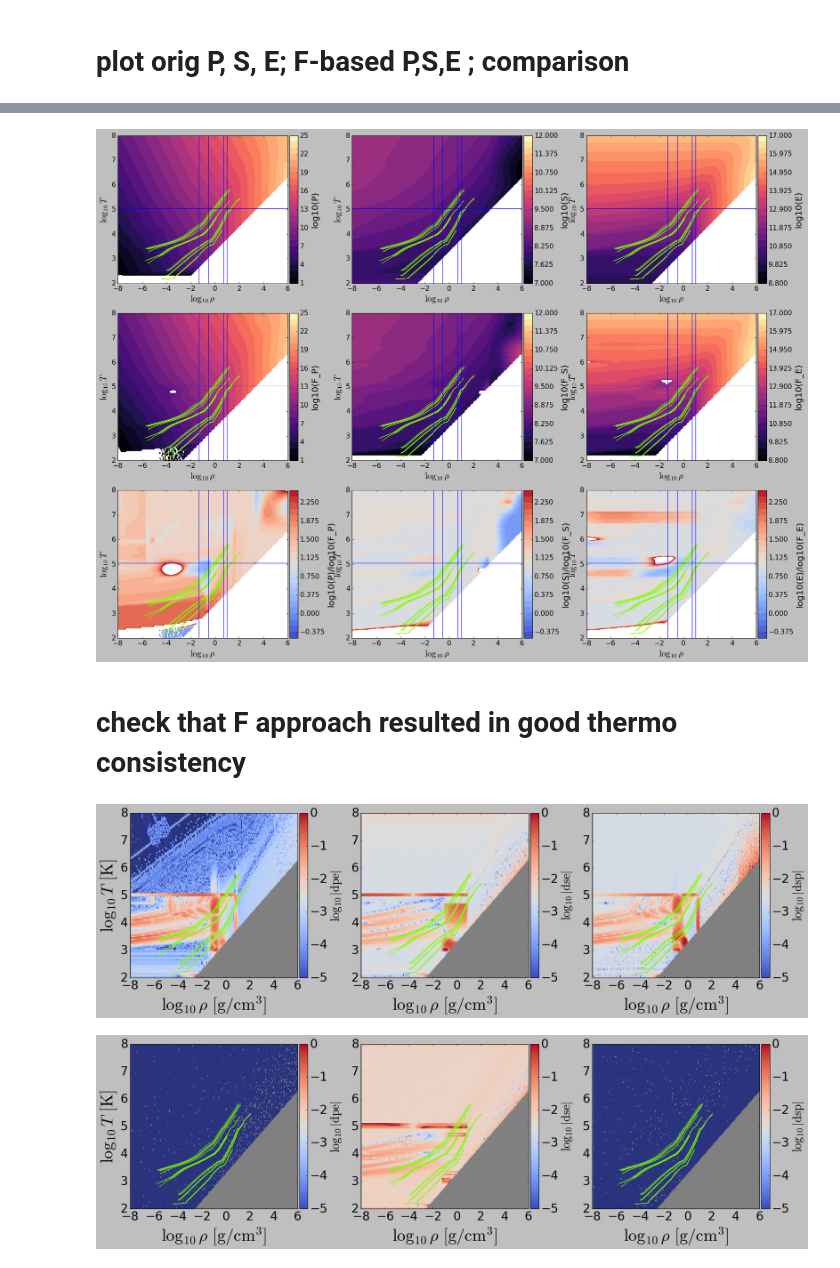
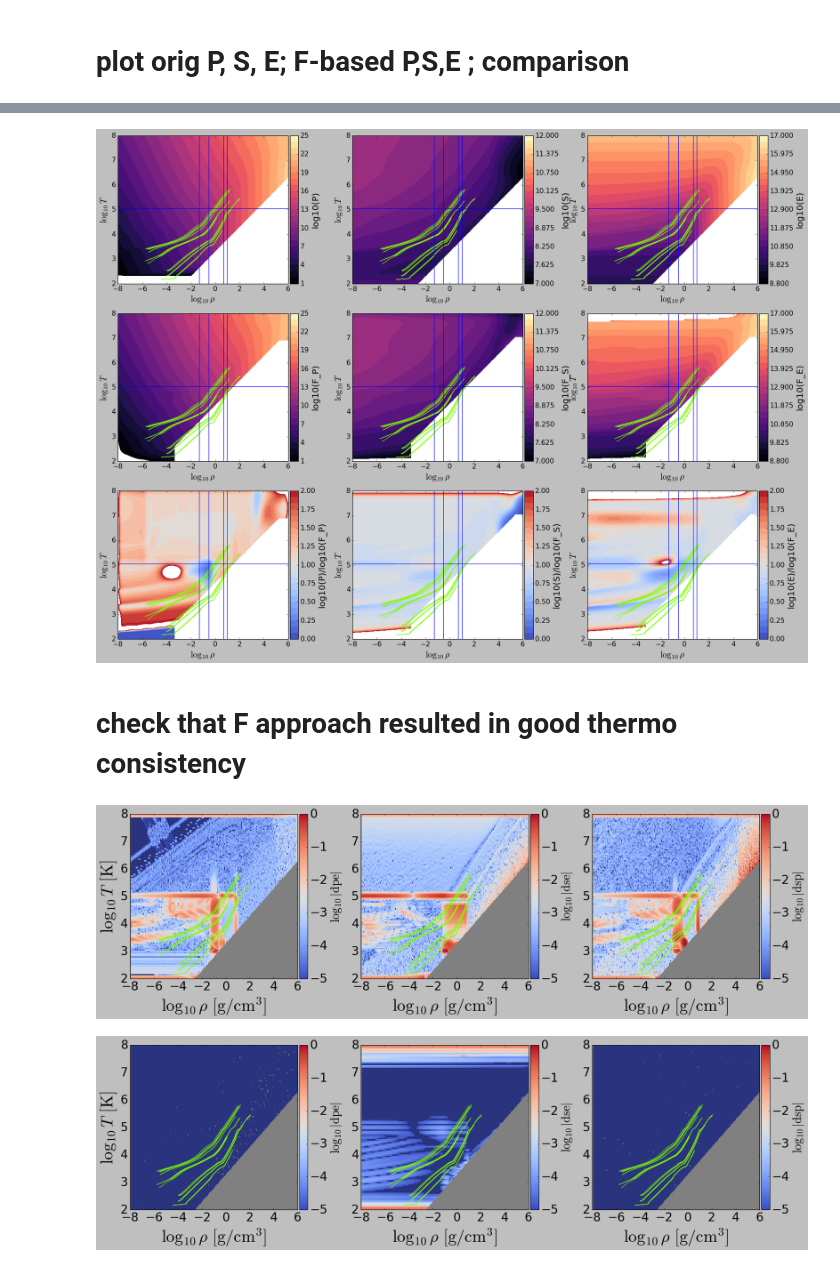
Before and after one commit to esandford/giant_planets, a Jupyter notebook: MESA_EoS/thermo_consistency/F_approach.ipynb, the cells around one changed output, grey strips where cells are left out. Saved outputs shown, nothing was run; the diff lists cells and outputs as text; code cells hidden in the pictures.

```diff
--- a/MESA_EoS/thermo_consistency/F_approach.ipynb
+++ b/MESA_EoS/thermo_consistency/F_approach.ipynb
@@ -31,10 +31,10 @@ import decimal
 # %%
 profiles = meos.load_sample_planet_profiles(Minit=np.array((1.09,7.59,20.0)), Rinit=2.0, Zinit=0.025, comps=['uniform','inert_core'], Sinit=np.array((9.0,11.0)), alphas=2.0, ages=np.array((1.e6,1.e10)))
 # %%
-cms19_H = meos.CMStable("../2021_chabrier+_tables/TABLE_H_Trho_v1",units='cgs')
+cms19_H = meos.CMStable("../2021_chabrier+_tables/TABLE_H_Trho_v1",units='cgs',F_smoothing_kernel=3)
 meos.plot_PSE(cms19_H, 10**cms19_H.log10Pgrid,10**cms19_H.log10Sgrid,10**cms19_H.log10Ugrid,plot_tracks=True)
 
-cms19_He = meos.CMStable("../2021_chabrier+_tables/TABLE_HE_Trho_v1",units='cgs')
+cms19_He = meos.CMStable("../2021_chabrier+_tables/TABLE_HE_Trho_v1",units='cgs',F_smoothing_kernel=3)
 #meos.plot_PSE(cms19_He, 10**cms19_He.log10Pgrid,10**cms19_He.log10Sgrid,10**cms19_He.log10Ugrid,plot_tracks=True)
 
 new_P, new_S, new_E = meos.interpolate_problematic_values(cms19_He,bad_rho_idxs=np.arange(193,203), bad_T_idxs=[79,80,81])
@@ -127,7 +128,7 @@ meos.contourf_sublots_with_colorbars(nRow=3, nCol=3,
                                     10**Z.log10Pgrid/10**Z.F_log10Pgrid,10**Z.log10Sgrid/10**Z.F_log10Sgrid,10**Z.log10Ugrid/10**Z.F_log10Egrid],
                                 xlims=(-8,6),
                                 ylims=(2,8),
-                                zlims=[(1,25),(7,12),(8.8,17),(1,25),(7,12),(8.8,17),(-0.5,2.5),(-0.5,2.5),(-0.5,2.5)],
+                                zlims=[(1,25),(7,12),(8.8,17),(1,25),(7,12),(8.8,17),(0,2),(0,2),(0,2)],
                                 levels=25,
                                 xlabels=r'$\log_{10}\rho$',
                                 ylabels=r'$\log_{10}T$',
@@ -135,19 +136,25 @@ meos.contourf_sublots_with_colorbars(nRow=3, nCol=3,
                                 cmap=['magma','magma','magma','magma','magma','magma','coolwarm','coolwarm','coolwarm'], vlines=None, hlines=None, otherlines_x=[prof['logRho'] for prof in profiles], otherlines_y=[prof['logT'] for prof in profiles],
                                 species='H', plot_interpolation_lines=True, savename=None)
 # %% [output]
-[figure, old version]
+[figure, new version]
 # %% [markdown]
 # check that F approach resulted in good thermo consistency
 # %%
 # original
 
-H_dpe, H_dse, H_dsp, H_a, H_b, H_c = meos.consistency_metrics(cms19_H, 10**cms19_H.log10Pgrid,10**cms19_H.log10Sgrid,10**cms19_H.log10Egrid,species='H',maskUnphysicalRegion=False,plot=False,plot_tracks=True,paperplot=True, savename=None)
+H_dpe, H_dse, H_dsp, H_a, H_b, H_c = meos.consistency_metrics(cms19_H,
+                                                              10**cms19_H.log10Pgrid,10**cms19_H.log10Sgrid,10**cms19_H.log10Egrid,
+                                                              species='H',maskUnphysicalRegion=False,
+                                                              plot=False,plot_tracks=True,paperplot=True, savename=None)
 
 # new
 
-F_H_dpe, F_H_dse, F_H_dsp, F_H_a, F_H_b, F_H_c = meos.consistency_metrics(cms19_H, cms19_H.F_Pgrid,cms19_H.F_Sgrid,cms19_H.F_Egrid,species='H',maskUnphysicalRegion=False,plot=False,plot_tracks=True,paperplot=True, savename=None)
+F_H_dpe, F_H_dse, F_H_dsp, F_H_a, F_H_b, F_H_c = meos.consistency_metrics(cms19_H,
+                                                                          cms19_H.F_Pgrid,cms19_H.F_Sgrid,cms19_H.F_Egrid,
+                                                                          species='H',maskUnphysicalRegion=False,
+                                                                          plot=False,plot_tracks=True,paperplot=True, savename=None)
 # %% [output]
-[figure, old version]
+[figure, new version]
-[figure, old version]
+[figure, new version]
 # %%
 # original
```
Also changed, not shown: parts of 5 cells of this notebook, 1 other file.
